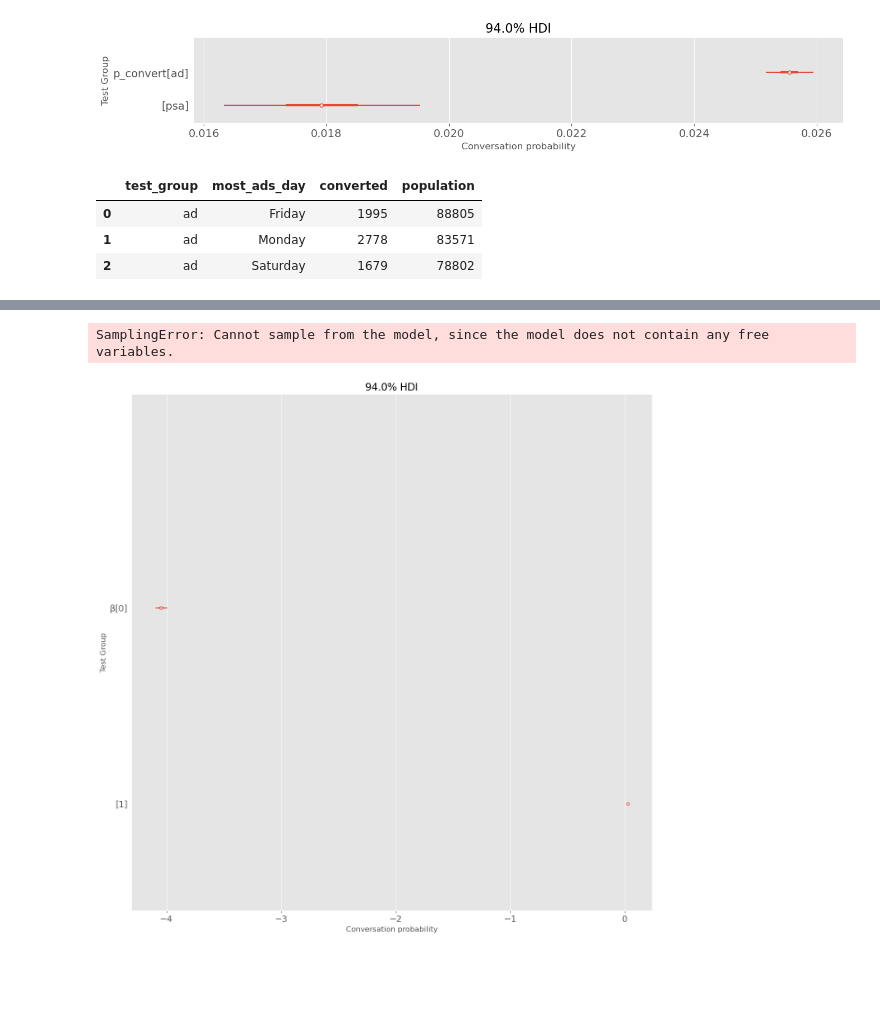
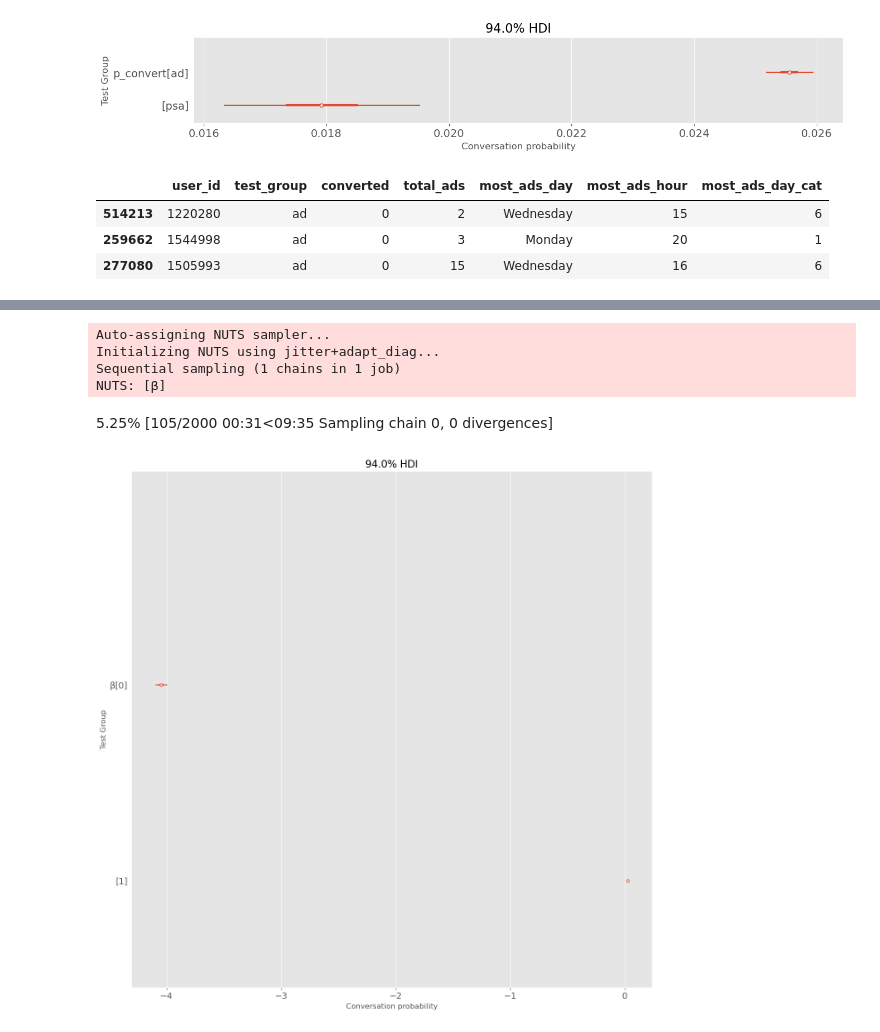
Before and after one commit to Proteusiq/hadithi, a Jupyter notebook: dev.io/notebooks/a|b.ipynb, the cells around one changed output, grey strips where cells are left out. Saved outputs shown, nothing was run; the diff lists cells and outputs as text; code cells hidden in the pictures; blank space fills up the shorter version.

```diff
--- a/dev.io/notebooks/a|b.ipynb
+++ b/dev.io/notebooks/a|b.ipynb
@@ -252,18 +249,14 @@ ax.set(xlabel="Conversation probability", ylabel="Test Group");
 # %% [output]
 [figure]
 # %%
-summarized_hour_df = (
-    dataf.groupby(by=["test_group", "most_ads_day"])
-    .agg({"converted": ("sum", "count")})
-    .T.reset_index(drop=True)
-    .T.rename(columns={0: "converted", 1: "population"})
-    .reset_index()
+summarized_hour_df = (dataf
+    .assign(converted = lambda d: d["converted"].astype(int),
+           most_ads_day_cat = lambda d:d["most_ads_day"].astype("category").cat.codes)
     .query("test_group=='ad'")
 )
-
-summarized_hour_df.head(3)
+summarized_hour_df.sample(3)
 # %% [output]
-|  | test_group | most_ads_day | converted | population |
-| 0 | ad | Friday | 1995 | 88805 |
-| 1 | ad | Monday | 2778 | 83571 |
-| 2 | ad | Saturday | 1679 | 78802 |
+|  | user_id | test_group | converted | total_ads | most_ads_day | most_ads_hour | most_ads_day_cat |
+| 514213 | 1220280 | ad | 0 | 2 | Wednesday | 15 | 6 |
+| 259662 | 1544998 | ad | 0 | 3 | Monday | 20 | 1 |
+| 277080 | 1505993 | ad | 0 | 15 | Wednesday | 16 | 6 |
@@ -289,9 +276,13 @@ pm.model_to_graphviz(model)
 [drawing not drawn]
 # %%
 with model:
-    idata = pm.sample(chains=4, random_seed=42)
+    idata = pm.sample(chains=1, random_seed=42)
 # %% [output]
-SamplingError: Cannot sample from the model, since the model does not contain any free variables.
+Auto-assigning NUTS sampler...
+Initializing NUTS using jitter+adapt_diag...
+Sequential sampling (1 chains in 1 job)
+NUTS: [β]
+5.25% [105/2000 00:31<09:35 Sampling chain 0, 0 divergences]
 # %%
 az.plot_trace(
     idata,
```
Also changed, not shown: parts of 8 cells of this notebook, 19 other files.
